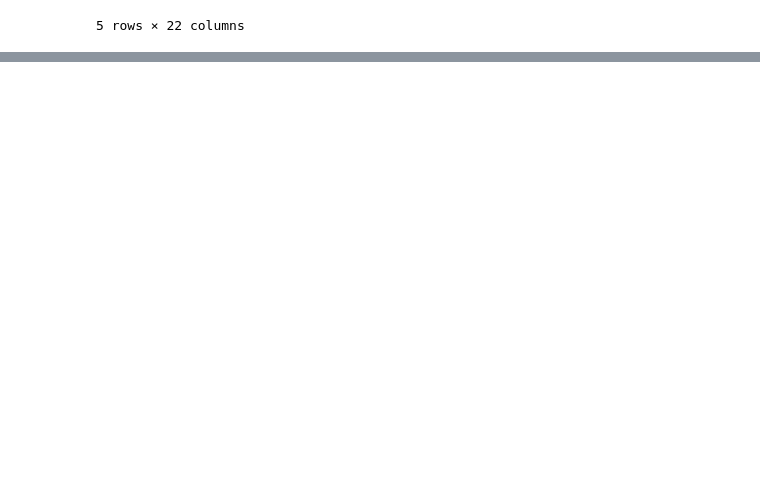
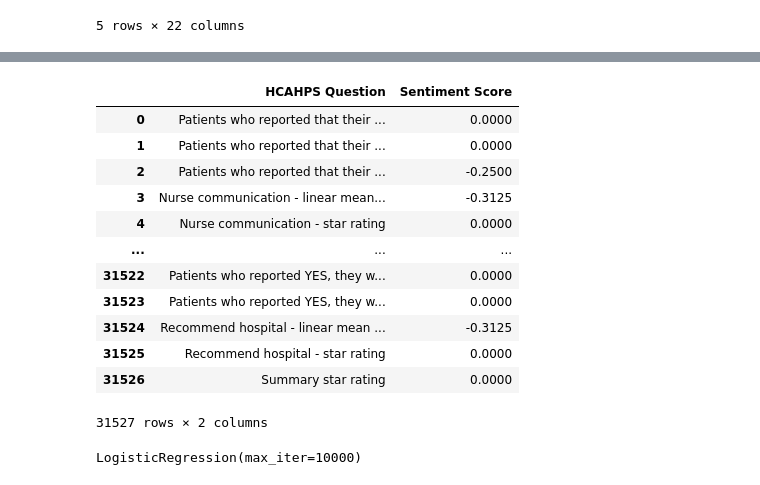
Before and after one commit to BigDataForSanDiego/Team-227, a Jupyter notebook: sentiment_analysis.ipynb, the cells around one changed output, grey strips where cells are left out. Cells and saved outputs as stored; diff of their text form; code cells hidden in the pictures; blank space fills up the shorter version.

```diff
--- a/sentiment_analysis.ipynb
+++ b/sentiment_analysis.ipynb
@@ -38,2 +17,6 @@ dataset.get('HCAHPS Question').iloc[0]
 # %%
 from textblob import TextBlob
+# %%
+reviews = dataset['HCAHPS Question']
+
+reviews
@@ -39,0 +57,16 @@ from textblob import TextBlob
+# %%
+dataset[['HCAHPS Question','Sentiment Score']]
+# %% [output]
+|  | HCAHPS Question | Sentiment Score |
+| 0 | Patients who reported that their ... | 0.0000 |
+| 1 | Patients who reported that their ... | 0.0000 |
+| 2 | Patients who reported that their ... | -0.2500 |
+| 3 | Nurse communication - linear mean... | -0.3125 |
+| 4 | Nurse communication - star rating | 0.0000 |
+| ... | ... | ... |
+| 31522 | Patients who reported YES, they w... | 0.0000 |
+| 31523 | Patients who reported YES, they w... | 0.0000 |
+| 31524 | Recommend hospital - linear mean ... | -0.3125 |
+| 31525 | Recommend hospital - star rating | 0.0000 |
+| 31526 | Summary star rating | 0.0000 |
+31527 rows × 2 columns
@@ -39,0 +108,6 @@ from textblob import TextBlob
+# %%
+# Step 7: Train a Logistic Regression model
+model = LogisticRegression(max_iter=10000)  # Increase max_iter if needed
+model.fit(X_train_combined, y_train)
+# %% [output]
+LogisticRegression(max_iter=10000)
```
Also changed, not shown: parts of 21 cells of this notebook.
